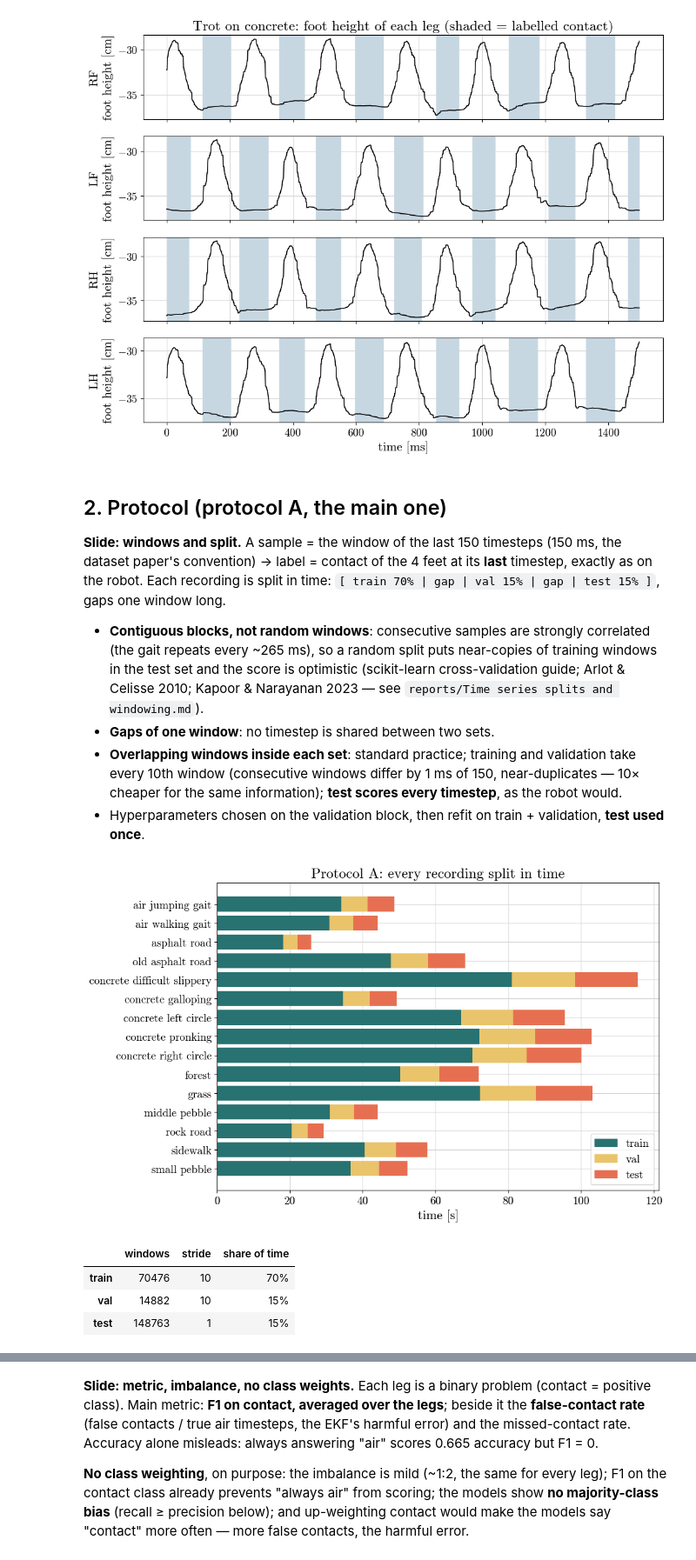
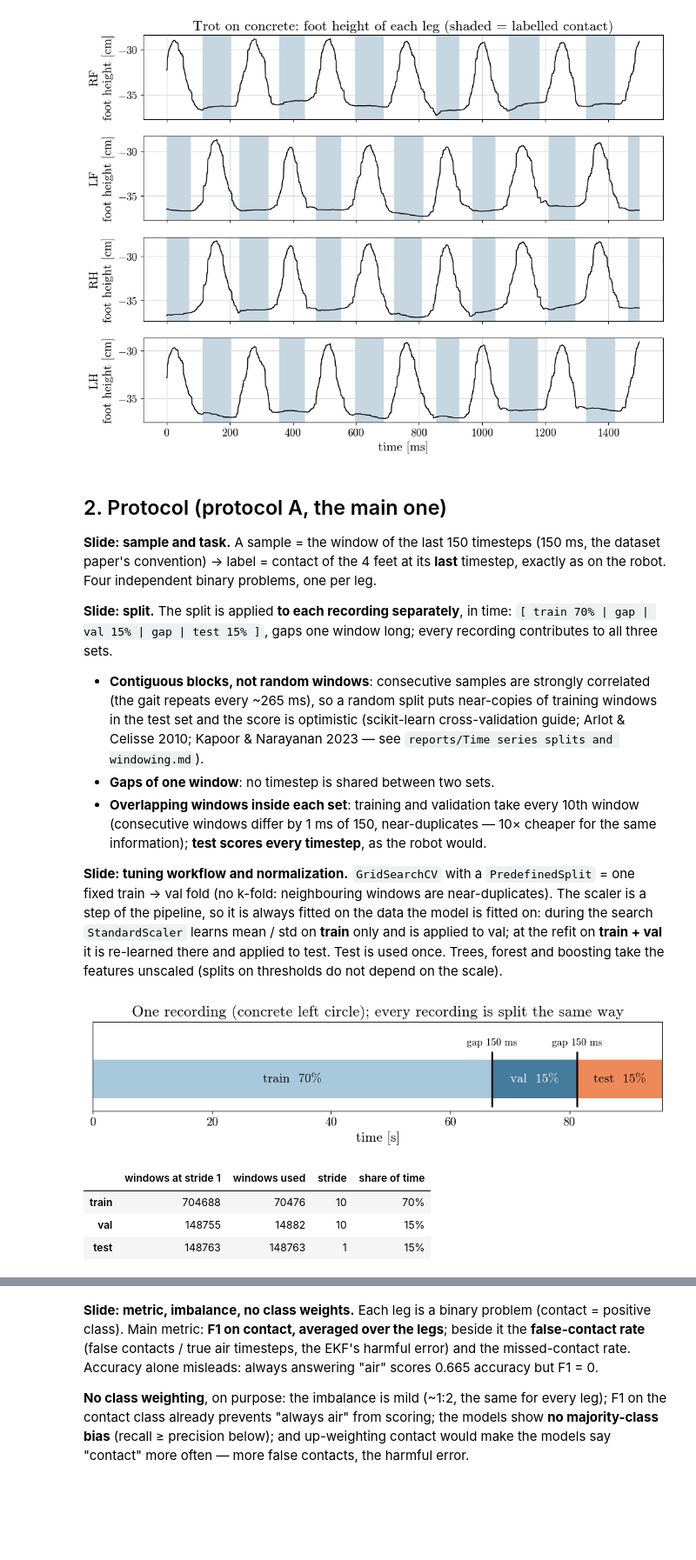
Before and after one commit to FilippoGorini/ML2_project, a Jupyter notebook: notebooks/05_presentation.ipynb, the cells around one changed output, grey strips where cells are left out. Shown at 87% size. Cells and saved outputs as stored; diff of their text form; code cells hidden in the pictures; blank space fills up the shorter version.

Commit message:
presentation structure draft, improved some plots

```diff
--- a/notebooks/05_presentation.ipynb
+++ b/notebooks/05_presentation.ipynb
@@ -49,7 +49,7 @@ NAMES = {"majority": "majority baseline", "ridge_current": "ridge, current times
 from matplotlib.colors import to_rgb, LinearSegmentedColormap
 
 USE_PALETTE = True    # False: ML1 style (tab20c); True: the custom PALETTE below
-VAL_PLOT_3D = True    # model cards: 3-D surface for two-hyperparameter grids (False: annotated 2-D heatmap)
+VAL_PLOT_3D = False    # model cards: 3-D surface for two-hyperparameter grids (False: annotated 2-D heatmap)
 
 CMAP, TAB20 = plt.get_cmap("tab20c"), plt.get_cmap("tab20")   # tab20c: 5 hues x 4 shades (dark -> light)
 # custom palette: any list of hex colours (e.g. from coolors.co)
@@ -72,10 +72,10 @@ if USE_PALETTE:   # every role is a PALETTE index (+ optional white tint): edit
               "gb_feat_all": P(9), "gb_10k_feat_all": P(7)}
     COLORS_LINE = COLORS                                      # lines: same colours as bars
     GREY, LIGHT_GREY, FOOT_SPEED = "#a6a6a6", P(10, 0.70), P(0)  # baselines / papers, true-contact shading, foot speed
-    SPLIT_COLORS = {"train": P(1), "val": P(5), "test": P(9)}
+    SPLIT_COLORS = {"train": P(11), "val": P(10), "test": P(8)}
     OUTCOME_COLORS = {"contact, correct": P(10), "air, correct": (1, 1, 1), "false contact": P(8), "missed contact": P(4)}
     PROTOCOL_B_COLORS = [P(3), P(5), P(7), P(9)]              # A seen, B unseen, B without pronking, B pronking only
-    INPUT_LADDER_COLORS = [P(6), P(4), P(1)]                  # ridge on: current timestep, raw window, features
+    INPUT_COLORS = [P(6), P(4), P(1)]                  # ridge on: current timestep, raw window, features
     TREE_COLORS = {"air": P(11, 0.3), "contact": P(8, 0.3)}
     ACCENT = P(9)                                             # chosen hyperparameters
     VAL_COLOR = P(10)                                         # validation curves / surfaces / heatmaps, every model
@@ -93,7 +93,7 @@ else:             # ML1 style: model families share a tab20c hue (ridge blues, k
     OUTCOME_COLORS = {"contact, correct": rgb(CMAP(0)), "air, correct": (1, 1, 1),
                       "false contact": rgb(TAB20(6)), "missed contact": rgb(CMAP(5))}
     PROTOCOL_B_COLORS = [CMAP(0), CMAP(4), CMAP(6), CMAP(16)]
-    INPUT_LADDER_COLORS = [COLORS[m] for m in ("ridge_current", "ridge_window_log", "ridge_feat_all")]
+    INPUT_COLORS = [COLORS[m] for m in ("ridge_current", "ridge_window_log", "ridge_feat_all")]
     TREE_COLORS = {"air": CMAP(6), "contact": CMAP(2)}
     ACCENT = plt.get_cmap("tab10")(1)                       # ML1 fit-line orange, drawn over blue data
     VAL_COLOR = CMAP(0)
@@ -241,36 +241,54 @@ save(fig, "data_labels"); plt.show()
 # %% [markdown]
 ## 2. Protocol (protocol A, the main one)
 
-**Slide: windows and split.** A sample = the window of the last 150 timesteps (150 ms, the dataset paper's convention)
-→ label = contact of the 4 feet at its **last** timestep, exactly as on the robot. Each recording is split in time:
-`[ train 70% | gap | val 15% | gap | test 15% ]`, gaps one window long.
+**Slide: sample and task.** A sample = the window of the last 150 timesteps (150 ms, the dataset paper's convention)
+→ label = contact of the 4 feet at its **last** timestep, exactly as on the robot. Four independent binary problems,
+one per leg.
+
+**Slide: split.** The split is applied **to each recording separately**, in time:
+`[ train 70% | gap | val 15% | gap | test 15% ]`, gaps one window long; every recording contributes to all three sets.
 - **Contiguous blocks, not random windows**: consecutive samples are strongly correlated (the gait repeats every
   ~265 ms), so a random split puts near-copies of training windows in the test set and the score is optimistic
   (scikit-learn cross-validation guide; Arlot & Celisse 2010; Kapoor & Narayanan 2023 — see
   `reports/Time series splits and windowing.md`).
 - **Gaps of one window**: no timestep is shared between two sets.
-- **Overlapping windows inside each set**: standard practice; training and validation take every 10th window
-  (consecutive windows differ by 1 ms of 150, near-duplicates — 10× cheaper for the same information); **test scores
-  every timestep**, as the robot would.
-- Hyperparameters chosen on the validation block, then refit on train + validation, **test used once**.
+- **Overlapping windows inside each set**: training and validation take every 10th window (consecutive windows differ
+  by 1 ms of 150, near-duplicates — 10× cheaper for the same information); **test scores every timestep**, as the
+  robot would.
+
+**Slide: tuning workflow and normalization.** `GridSearchCV` with a `PredefinedSplit` = one fixed train → val fold
+(no k-fold: neighbouring windows are near-duplicates). The scaler is a step of the pipeline, so it is always fitted on
+the data the model is fitted on: during the search `StandardScaler` learns mean / std on **train** only and is applied
+to val; at the refit on **train + val** it is re-learned there and applied to test. Test is used once. Trees, forest
+and boosting take the features unscaled (splits on thresholds do not depend on the scale).
 # %%
-fig, ax = plt.subplots(figsize=(10, 7))
-names = list(recs)
-for i, name in enumerate(names):
-    for part in ("train", "val", "test"):
-        e = sp_a[part][name]
-        ax.barh(i, (e[-1] - e[0] + WINDOW) / 1000, left=(e[0] - WINDOW + 1) / 1000, color=SPLIT_COLORS[part])
-ax.set_yticks(range(len(names)), [n.replace("_", " ") for n in names])  # cmr10 has no "_"
-ax.invert_yaxis(); ax.set_xlabel("time [s]")
-ax.legend(handles=[Patch(color=c, label=p) for p, c in SPLIT_COLORS.items()], loc="lower right")
-ax.set_title("Protocol A: every recording split in time")
-save(fig, "split_protocol_a"); plt.show()
-pd.DataFrame({part: {"windows": sum(len(e) for e in sp_a[part].values()),
+# slide: one recording, to scale (the 150 ms gaps are too thin to see: marked with ticks)
+rec = "concrete_left_circle"
+n = len(recs[rec][0])
+fig, ax = plt.subplots(figsize=(12, 1.9))
+for part in ("train", "val", "test"):
+    e = sp_a[part][rec]
+    lo, hi = (e[0] - WINDOW + 1) / 1000, (e[-1] + 1) / 1000
+    ax.barh(0, hi - lo, left=lo, color=SPLIT_COLORS[part], height=0.6)
+    ax.text((lo + hi) / 2, 0, f"{part}  {round(100 * (hi - lo) / (n / 1000))}%", ha="center", va="center",
+            color=text_color(SPLIT_COLORS[part]), fontsize=15)
+for part in ("val", "test"):                       # gap = the window before the first val / test window
+    g = (sp_a[part][rec][0] - WINDOW + 1) / 1000
+    ax.plot([g, g], [-0.42, 0.42], color="k", lw=2)
+    ax.text(g, 0.5, "gap 150 ms", ha="center", va="bottom", fontsize=12)
+ax.set_xlim(0, n / 1000); ax.set_ylim(-0.5, 0.9); ax.set_yticks([]); ax.grid(False)
+ax.set_xlabel("time [s]"); ax.set_title(f"One recording ({rec.replace('_', ' ')}); every recording is split the same way")
+save(fig, "split_one_recording"); plt.show()
+
+# set sizes: timesteps with a full window behind them (stride 1) and windows used (stride 10 for train / val)
+sp_1 = split(recs, stride=1)
+pd.DataFrame({part: {"windows at stride 1": sum(len(e) for e in sp_1[part].values()),
+                     "windows used": sum(len(e) for e in sp_a[part].values()),
                      "stride": 10 if part != "test" else 1, "share of time": share}
               for part, share in zip(("train", "val", "test"), ("70%", "15%", "15%"))}).T
 # %% [output]
-[figure, old version]
+[figure, new version]
-|  | windows | stride | share of time |
-| train | 70476 | 10 | 70% |
-| val | 14882 | 10 | 15% |
-| test | 148763 | 1 | 15% |
+|  | windows at stride 1 | windows used | stride | share of time |
+| train | 704688 | 70476 | 10 | 70% |
+| val | 148755 | 14882 | 10 | 15% |
+| test | 148763 | 148763 | 1 | 15% |
```
Also changed, not shown: parts of 17 cells of this notebook, 20 other files.
